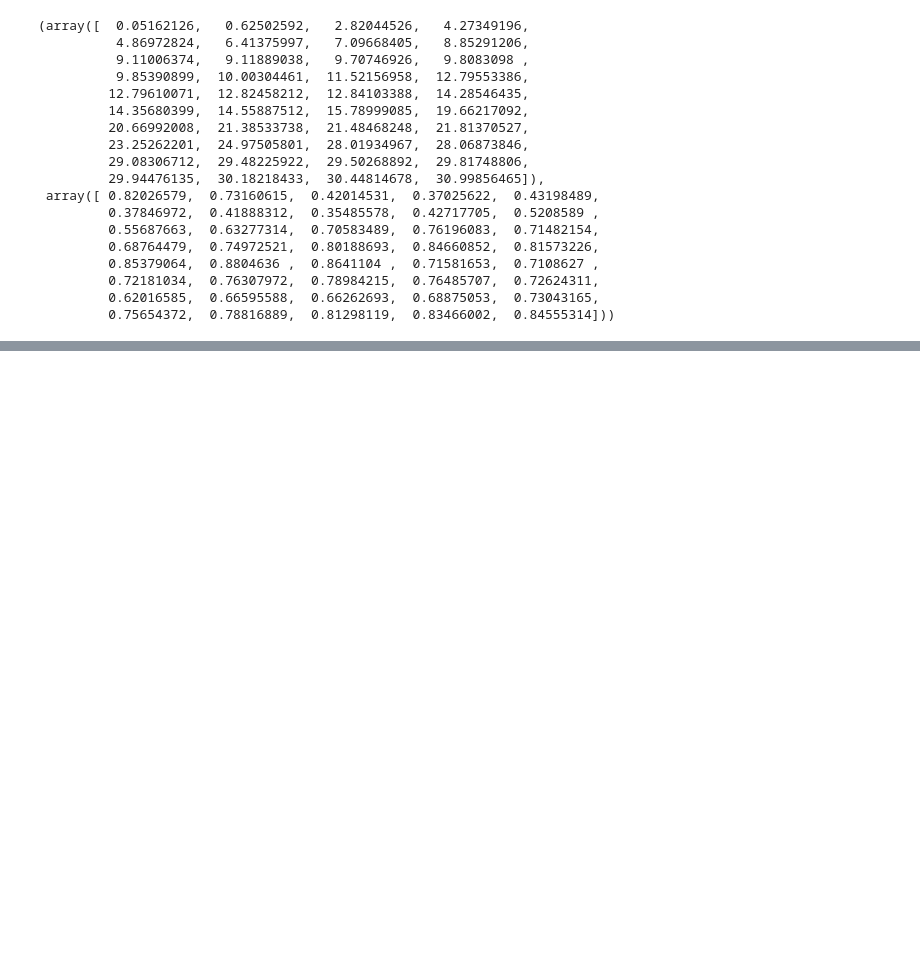
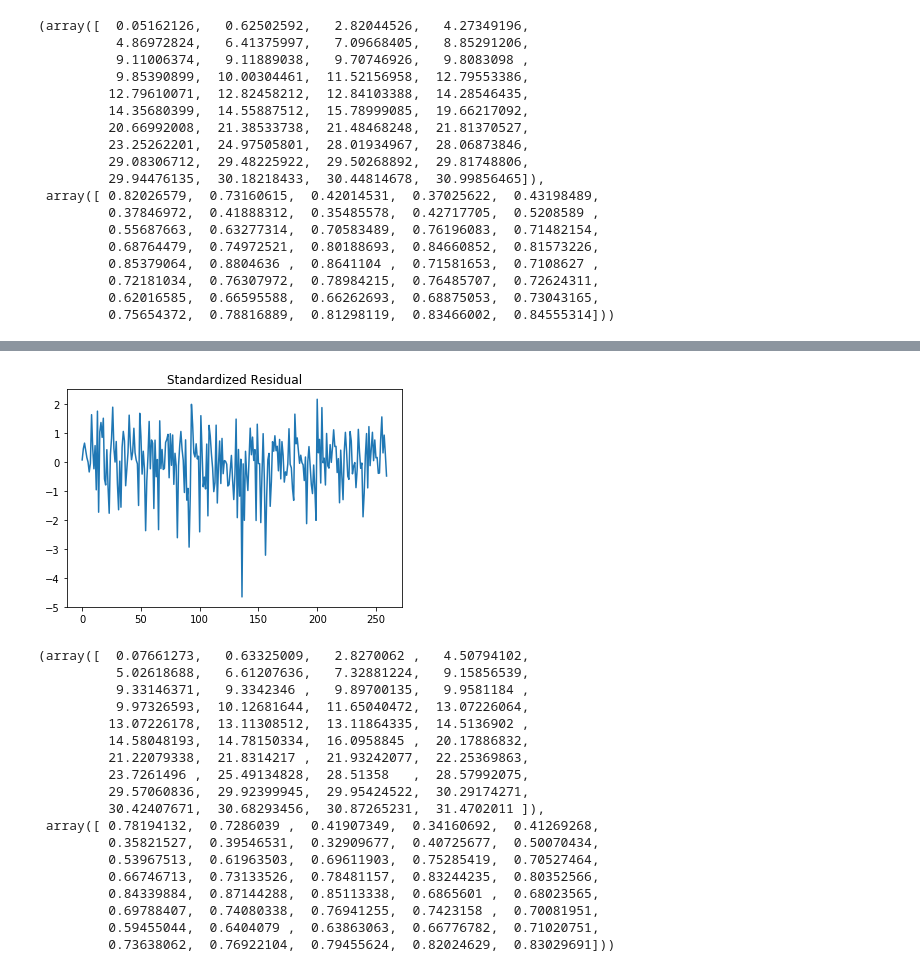
Before and after one commit to charlienew/Finance, a Jupyter notebook: garch in R.ipynb, the cells around one changed output, grey strips where cells are left out. Cells and saved outputs as stored; diff of their text form; code cells hidden in the pictures; blank space fills up the shorter version.

Commit message:
update garch notebook

```diff
--- a/garch in R.ipynb
+++ b/garch in R.ipynb
@@ -354,0 +363,5 @@ ljungbox(resid1)
+# %%
+%%R -i residual -o m1,resid1
+library(fGarch)
+m1 = garchFit(~garch(1,2), data = residual, trace = F, cond.dist = "std")
+resid1 = residuals(m1, standardize = T)
@@ -354,0 +388,26 @@ ljungbox(resid1)
+# %%
+resid1 = np.array(resid1)
+plt.plot(resid1)
+plt.title('Standardized Residual')
+plt.show()
+ljungbox(resid1)
+# %% [output]
+[figure, added]
+(array([  0.07661273,   0.63325009,   2.8270062 ,   4.50794102,
+          5.02618688,   6.61207636,   7.32881224,   9.15856539,
+          9.33146371,   9.3342346 ,   9.89700135,   9.9581184 ,
+          9.97326593,  10.12681644,  11.65040472,  13.07226064,
+         13.07226178,  13.11308512,  13.11864335,  14.5136902 ,
+         14.58048193,  14.78150334,  16.0958845 ,  20.17886832,
+         21.22079338,  21.8314217 ,  21.93242077,  22.25369863,
+         23.7261496 ,  25.49134828,  28.51358   ,  28.57992075,
+         29.57060836,  29.92399945,  29.95424522,  30.29174271,
+         30.42407671,  30.68293456,  30.87265231,  31.4702011 ]),
+ array([ 0.78194132,  0.7286039 ,  0.41907349,  0.34160692,  0.41269268,
+         0.35821527,  0.39546531,  0.32909677,  0.40725677,  0.50070434,
+         0.53967513,  0.61963503,  0.69611903,  0.75285419,  0.70527464,
+         0.66746713,  0.73133526,  0.78481157,  0.83244235,  0.80352566,
+         0.84339884,  0.87144288,  0.85113338,  0.6865601 ,  0.68023565,
+         0.69788407,  0.74080338,  0.76941255,  0.7423158 ,  0.70081951,
+         0.59455044,  0.6404079 ,  0.63863063,  0.66776782,  0.71020751,
+         0.73638062,  0.76922104,  0.79455624,  0.82024629,  0.83029691]))
```
Also changed, not shown: parts of 10 cells of this notebook.
